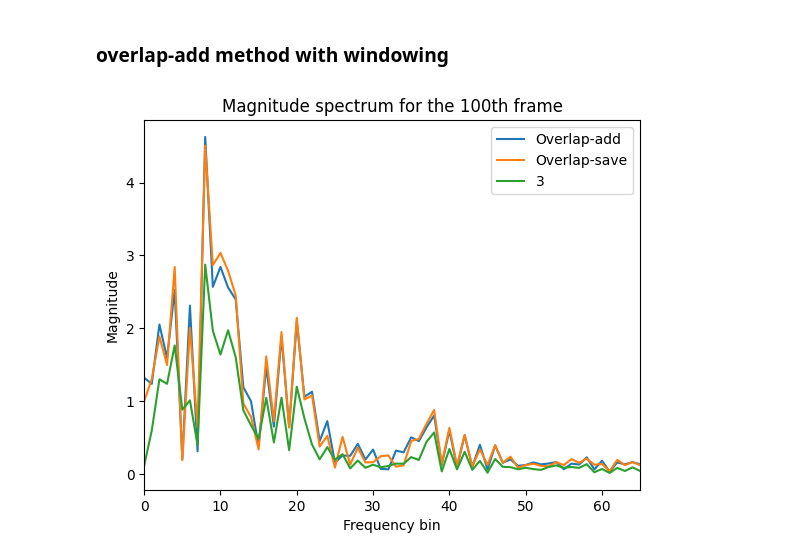
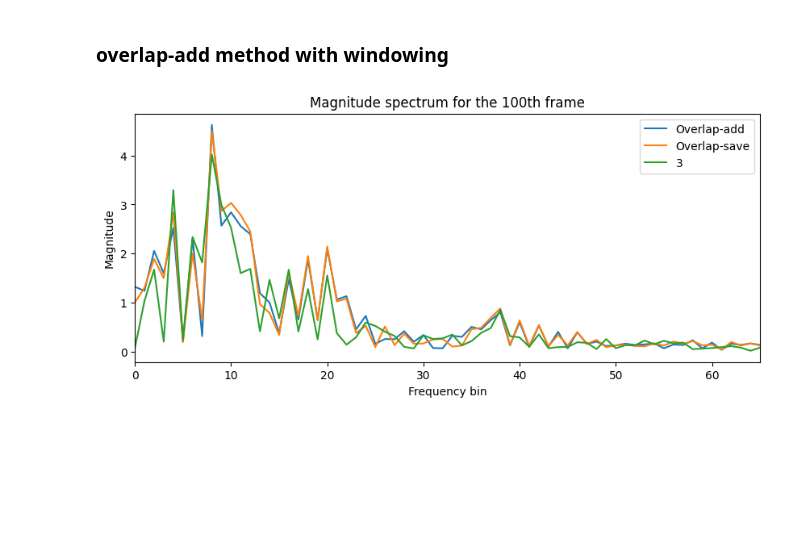
Before and after one commit to YuseonChoi/basic-speech-processing, a Jupyter notebook: overlapAdd_overlapSave/assignment2.ipynb, the cells around one changed output. Cells and saved outputs as stored; diff of their text form; code cells hidden in the pictures; blank space fills up the shorter version.

```diff
--- a/overlapAdd_overlapSave/assignment2.ipynb
+++ b/overlapAdd_overlapSave/assignment2.ipynb
@@ -230,13 +256,13 @@ torchaudio.save('output3.wav', output_signal.unsqueeze(0), sample_rate)
 # %%
-plt.figure()
+plt.figure(figsize=(10,4))
 plt.plot(Y1, label = 'Overlap-add')
 plt.plot(Y3, label = 'Overlap-save')
-plt.plot(ms, label = '3')
+plt.plot(cc, label = '3')
 plt.xlim(0,65)
 plt.title("Magnitude spectrum for the 100th frame")
 plt.xlabel("Frequency bin")
 plt.ylabel("Magnitude")
 plt.legend()
 plt.show()
 # %% [output]
-[figure, old version]
+[figure, new version]
```
Also changed, not shown: parts of 2 cells of this notebook, 3 other files.
